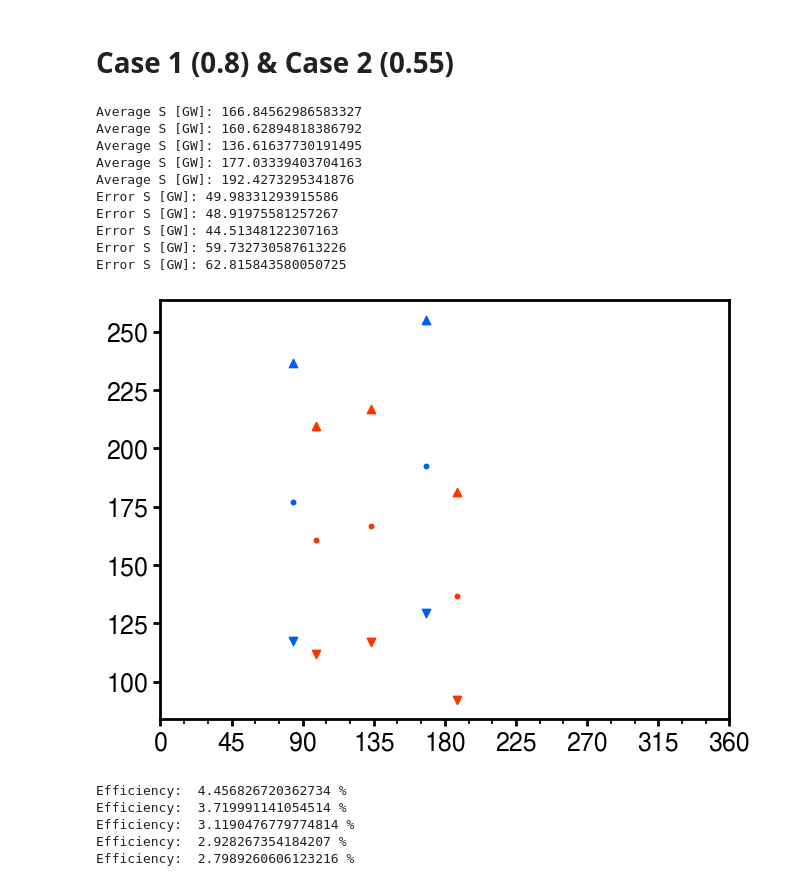
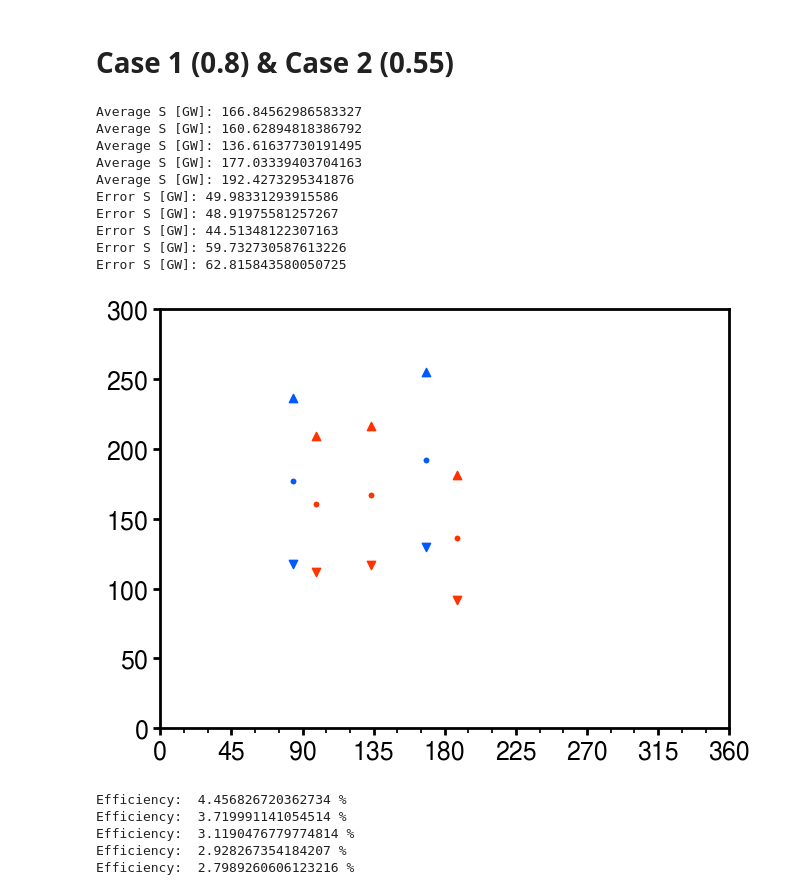
Before and after one commit to ShinnosukeSatoh/HST_Jupiter_footprints_dms, a Jupyter notebook: Poyntingflux.ipynb, the cells around one changed output. Cells and saved outputs as stored; diff of their text form; code cells hidden in the pictures.

```diff
--- a/Poyntingflux.ipynb
+++ b/Poyntingflux.ipynb
@@ -1505,34 +1522,37 @@ ax.tick_params(axis='both', labelsize=fontsize)
 ax.yaxis.set_major_formatter(
     ptick.ScalarFormatter(useMathText=True))    # 指数表記
 ax.set_xlim(0, 360)
+ax.set_ylim(0, 300)
 ax.set_xticks(np.arange(0, 361, 45))
 ax.set_xticklabels(np.arange(0, 361, 45), fontsize=fontsize)
 ax.xaxis.set_minor_locator(AutoMinorLocator(3))  # minor ticks
+
+# Determine the errors
 for i in range(S3wlon.size):
         ax.scatter(moon_leadback_ave[i], S_case1[i]*1E-9, marker='^', c=cud4_N2[i])
 for i in range(S3wlon.size):
         ax.scatter(moon_leadback_ave[i], S_case2[i]*1E-9, marker='v', c=cud4_N2[i])
 for i in range(S3wlon.size):
         ax.scatter(moon_leadback_ave[i], 0.5*(S_case1[i]+S_case2[i])*1E-9, marker='.', c=cud4_N2[i])
         print('Average S [GW]:', 0.5*(S_case1[i]+S_case2[i])*1E-9)
 for i in range(S3wlon.size):
         ax.scatter(moon_leadback_ave[i], 0.5*(S_case1[i]+S_case2[i])*1E-9, marker='.', c=cud4_N2[i])
         print('Error S [GW]:', (S_case1[i]-0.5*(S_case1[i]+S_case2[i]))*1E-9)
 
 S_average = 0.5*(S_case1+S_case2)       # [W]
 S_err = S_case1-0.5*(S_case1+S_case2)   # [W]
 # %% [output]
 Average S [GW]: 166.84562986583327
 Average S [GW]: 160.62894818386792
 Average S [GW]: 136.61637730191495
 Average S [GW]: 177.03339403704163
 Average S [GW]: 192.4273295341876
 Error S [GW]: 49.98331293915586
 Error S [GW]: 48.91975581257267
 Error S [GW]: 44.51348122307163
 Error S [GW]: 59.732730587613226
 Error S [GW]: 62.815843580050725
-[figure, old version]
+[figure, new version]
 # %%
 # EFFICIENCY
 S3wlon = np.radians(moon_leadback_ave)      # [rad]
```
Also changed, not shown: parts of 5 cells of this notebook, 4 other files.
